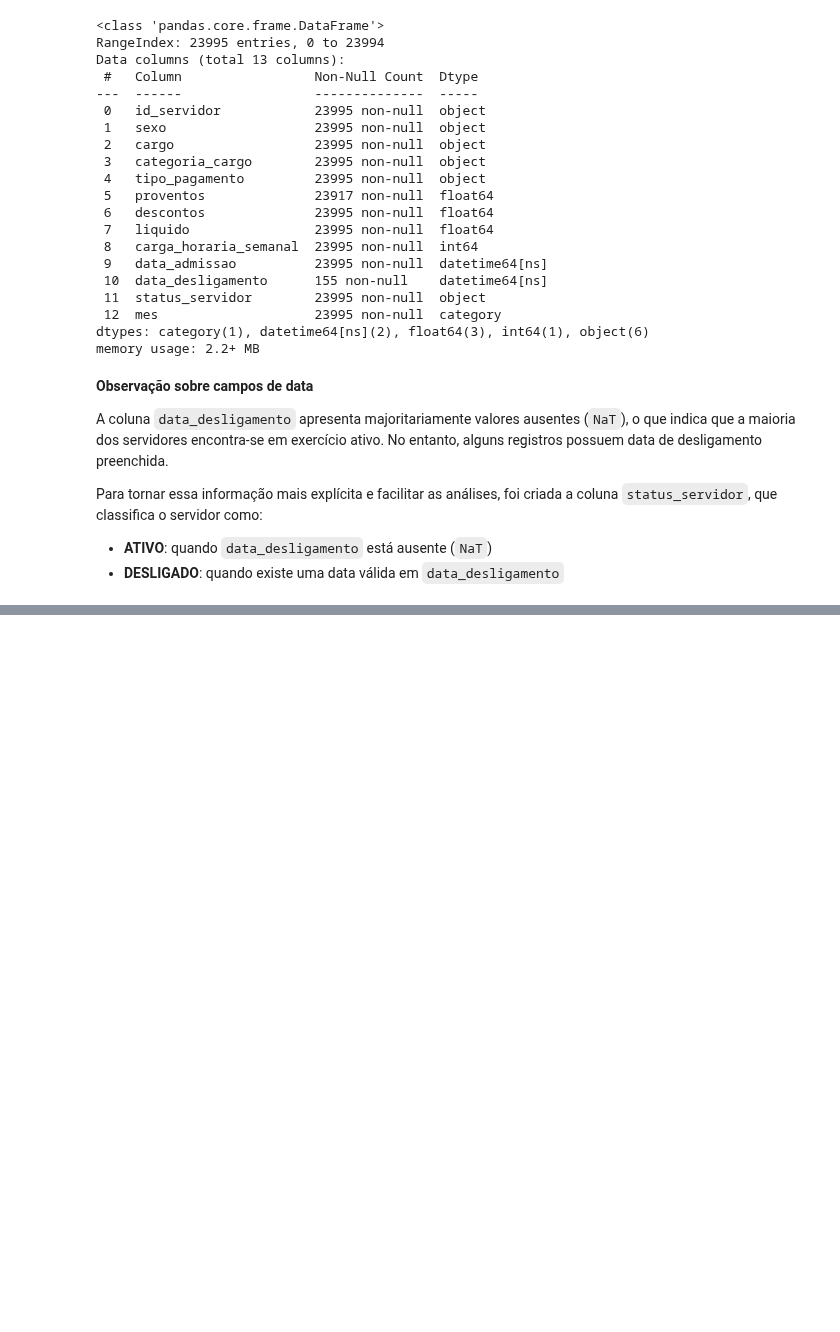
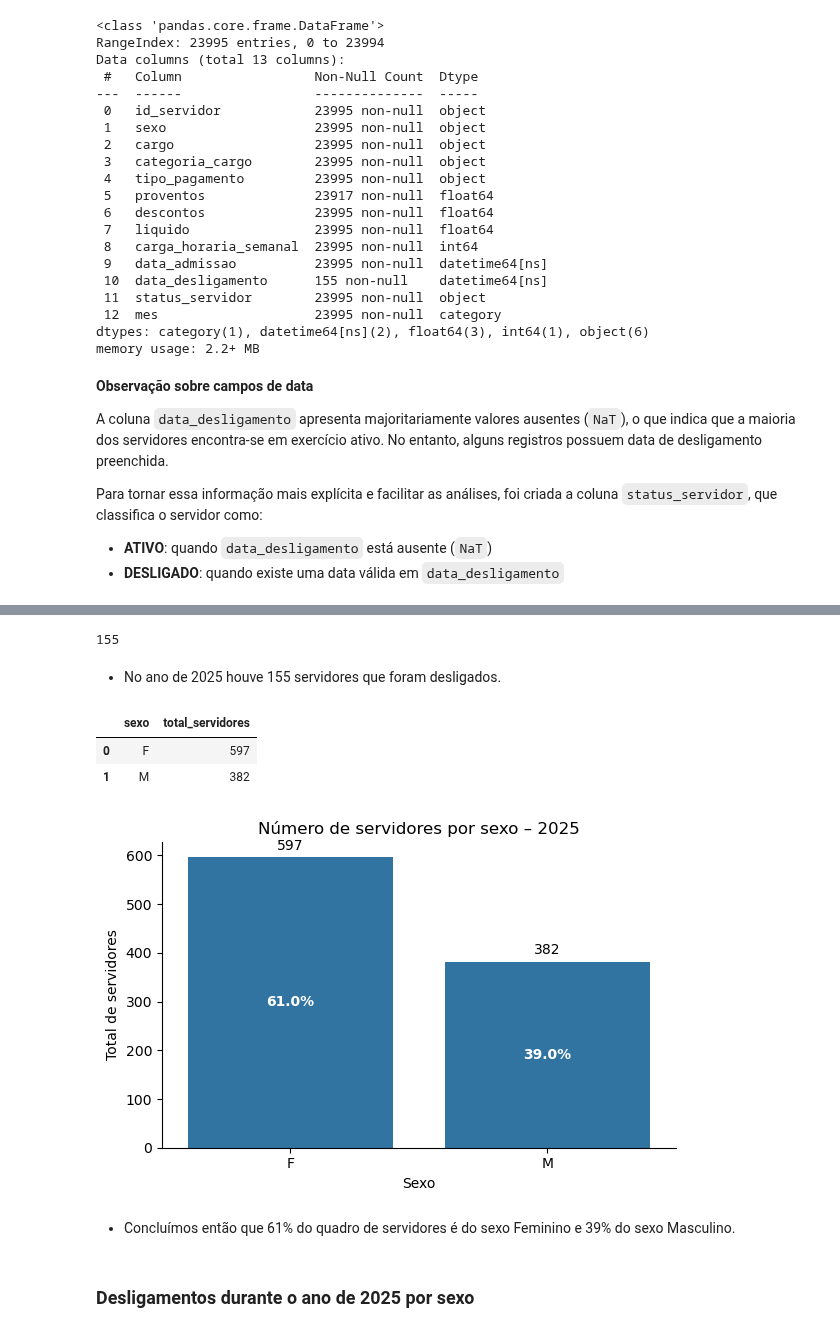
Before and after one commit to oguidenardi/folha_pagamento_santa_rita_2025, a Jupyter notebook: notebooks/04_exploratory_data_analysis.ipynb, the cells around one changed output, grey strips where cells are left out. Drawn from its saved outputs; the diff is of its cells as text; code cells hidden in the pictures; blank space fills up the shorter version.

```diff
--- a/notebooks/04_exploratory_data_analysis.ipynb
+++ b/notebooks/04_exploratory_data_analysis.ipynb
@@ -195,0 +201,10 @@ Para tornar essa informação mais explícita e facilitar as análises, foi cria
+# %%
+desligamentos_2025 = df_serv[
+    df_serv["data_desligamento"].dt.year == 2025
+].shape[0]
+
+desligamentos_2025
+# %% [output]
+155
+# %% [markdown]
+- No ano de 2025 houve 155 servidores que foram desligados.
@@ -195,0 +216,58 @@ Para tornar essa informação mais explícita e facilitar as análises, foi cria
+# %%
+df_unico = df_serv.drop_duplicates(subset="id_servidor")
+
+contagem_sexo = (
+    df_unico["sexo"].value_counts()
+    .loc[["F", "M"]].reset_index()
+)
+
+contagem_sexo.columns = ["sexo", "total_servidores"]
+contagem_sexo
+# %% [output]
+|  | sexo | total_servidores |
+| 0 | F | 597 |
+| 1 | M | 382 |
+# %%
+total = contagem_sexo["total_servidores"].sum()
+
+contagem_sexo["percentual"] = (
+    contagem_sexo["total_servidores"] / total * 100
+).round(1)
+# %%
+plt.figure(figsize=(6, 4))
+
+ax = sns.barplot(
+    data=contagem_sexo,
+    x="sexo",
+    y="total_servidores"
+)
+
+# Número absoluto em cima da barra
+for container in ax.containers:
+    ax.bar_label(container, padding=3)
+
+# Percentual dentro da barra
+for i, row in contagem_sexo.iterrows():
+    ax.text(
+        i,
+        row["total_servidores"] / 2,
+        f'{row["percentual"]}%',
+        ha="center",
+        va="center",
+        color="white",
+        fontweight="bold"
+    )
+
+plt.title("Número de servidores por sexo – 2025")
+plt.xlabel("Sexo")
+plt.ylabel("Total de servidores")
+
+sns.despine()
+plt.tight_layout()
+plt.show()
+# %% [output]
+[figure, added]
+# %% [markdown]
+- Concluímos então que 61% do quadro de servidores é do sexo Feminino e 39% do sexo Masculino.
+# %% [markdown]
+### Desligamentos durante o ano de 2025 por sexo
```
Also changed, not shown: parts of 24 cells of this notebook.
